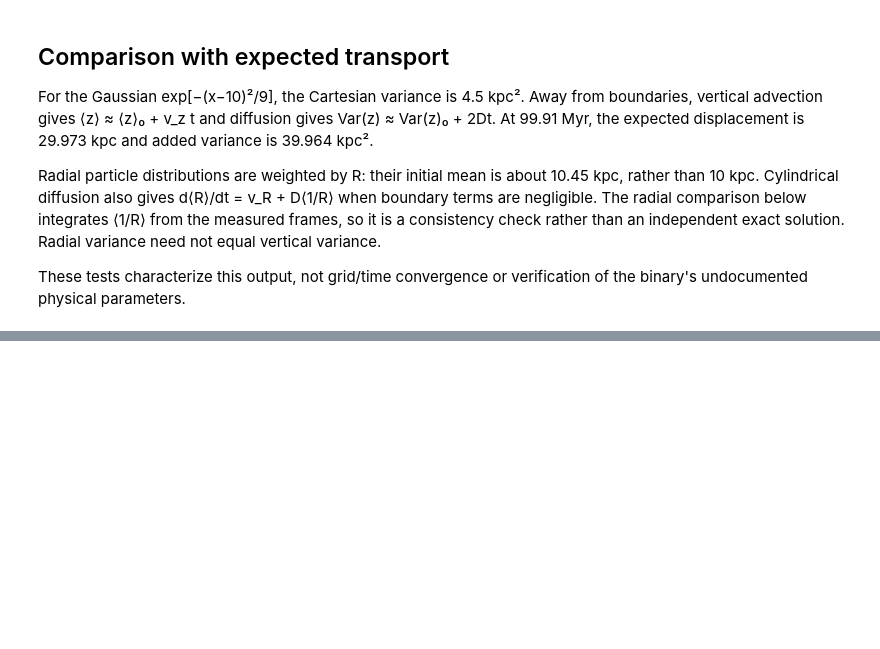
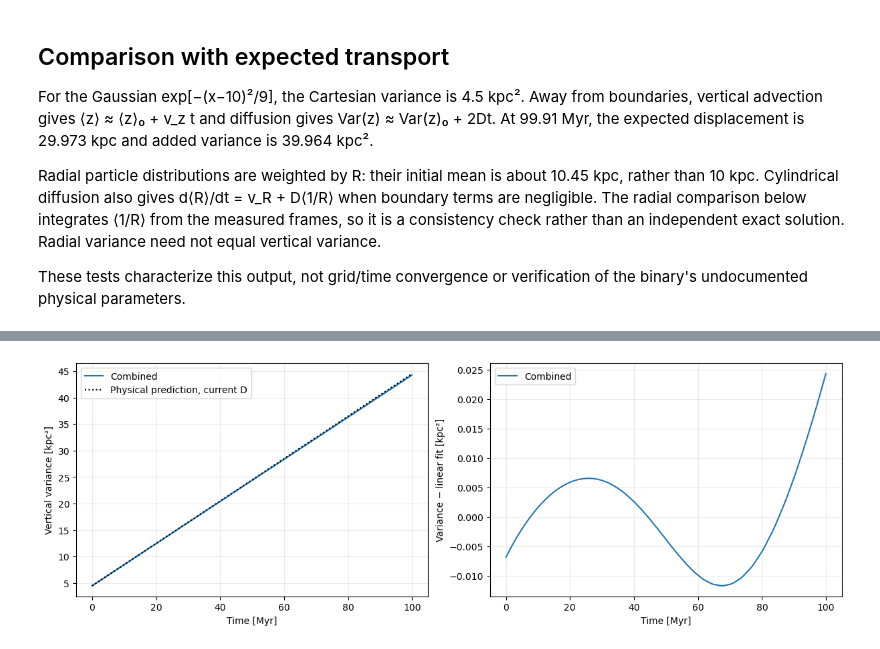
Before and after one commit to Chao-Ming-Li/CR_transport, a Jupyter notebook: Cpp/advection_grid/transport.ipynb, the cells around one changed output, grey strips where cells are left out. Saved outputs shown, nothing was run; the diff lists cells and outputs as text; code cells hidden in the pictures; blank space fills up the shorter version.

```diff
--- a/Cpp/advection_grid/transport.ipynb
+++ b/Cpp/advection_grid/transport.ipynb
@@ -223,0 +241,85 @@ Final vertical standard deviation: 6.6521 kpc
+# %%
+# Set these only for runs with the SAME initial Gaussian and storage/grid settings.
+ADVECTION_ONLY_FILE = None  # e.g. Path("your_advection_only.bin")
+DIFFUSION_ONLY_FILE = None  # e.g. Path("your_diffusion_only.bin")
+FIT_MIN_MYR = 0.0
+FIT_MAX_MYR = None          # None includes the final selected snapshot
+
+
+def measure_vertical_spreading(path):
+    path = Path(path)
+    count, remainder = divmod(path.stat().st_size, frame_bytes)
+    if remainder:
+        raise ValueError(f"{path.name}: incomplete snapshot or incompatible grid")
+    first = RUN_INDEX * frames_per_run
+    last = min(first + frames_per_run, count)
+    if MAX_SNAPSHOTS is not None:
+        last = min(last, first + MAX_SNAPSHOTS)
+    if last - first < 2:
+        raise ValueError(f"{path.name}: fewer than two snapshots in selected run")
+    mapped = np.memmap(path, dtype="=f8", mode="r", shape=(count, *frame_shape))
+    physical = mapped[first:last, NG:-NG, NG:-NG]
+    variance = np.empty(len(physical))
+    totals = np.empty(len(physical))
+    for k, frame in enumerate(physical):
+        if not np.all(np.isfinite(frame)) or np.any(frame < 0):
+            raise ValueError(f"{path.name}: frame {k} has nonfinite or negative density")
+        weight = frame * volume
+        totals[k] = weight.sum()
+        if totals[k] <= 0:
+            raise ValueError(f"{path.name}: nonpositive particle number")
+        center = np.sum(weight * z[None, :]) / totals[k]
+        variance[k] = np.sum(weight * (z[None, :] - center)**2) / totals[k]
+    times = (1 + SAVE_EVERY * np.arange(len(physical))) * DT / 1e6
+    return times, variance, totals
+
+
+# Reuse moments already computed for the combined output.
+if np.any(nonfinite) or np.any(minimum < 0):
+    raise ValueError("Combined output contains nonfinite or negative densities")
+runs = {"Combined": (time_myr, variance_z, number, D)}
+for label, path, physical_D in [
+    ("Advection only", ADVECTION_ONLY_FILE, 0.0),
+    ("Diffusion only", DIFFUSION_ONLY_FILE, D),
+]:
+    if path is None:
+        print(f"{label}: no matching file supplied; contribution is not isolated.")
+    else:
+        runs[label] = (*measure_vertical_spreading(path), physical_D)
+
+fig, axes = plt.subplots(1, 2, figsize=(12, 4), constrained_layout=True)
+fit_results = {}
+print("\nCoefficients in kpc²/yr; ratios use the configured physical D:")
+for label, (times, variance, totals, physical_D) in runs.items():
+    mask = times >= FIT_MIN_MYR
+    if FIT_MAX_MYR is not None:
+        mask &= times <= FIT_MAX_MYR
+    if np.count_nonzero(mask) < 2:
+        raise ValueError(f"{label}: fit window needs at least two snapshots")
+    years = times[mask] * 1e6
+    # Center time to improve the conditioning of the linear fit.
+    slope, intercept = np.polyfit(years - years.mean(), variance[mask], 1)
+    fitted = intercept + slope * (years - years.mean())
+    effective_D = 0.5 * slope
+    error_D = effective_D - physical_D
+    rms = np.sqrt(np.mean((variance[mask] - fitted)**2))
+    fit_results[label] = dict(effective_D=effective_D, error_D=error_D, rms=rms)
+    axes[0].plot(times, variance, label=label)
+    axes[0].plot(times[mask], fitted, "--", color=axes[0].lines[-1].get_color())
+    axes[1].plot(times[mask], variance[mask] - fitted, label=label)
+    ratio = error_D / D if D > 0 else np.nan
+    print(f"{label}: D_eff={effective_D:.8g}; D_eff−D_run={error_D:+.8g}; "
+          f"error / D={ratio:+.3%}; fit RMS={rms:.5g} kpc²")
+    print(f"  Fit window {times[mask][0]:.2f}–{times[mask][-1]:.2f} Myr; "
+          f"particle-number change {totals[-1]/totals[0]-1:+.3e}")
+    if abs(totals[-1]/totals[0]-1) > 1e-4:
+        print("  Particle loss/gain is appreciable: inspect boundaries before interpreting spreading.")
+axes[0].plot(time_myr, initial_var_z + 2 * D * time_myr * 1e6,
+             ":", color="black", label="Physical prediction, current D")
+axes[0].set(xlabel="Time [Myr]", ylabel="Vertical variance [kpc²]")
+axes[1].set(xlabel="Time [Myr]", ylabel="Variance − linear fit [kpc²]")
+for ax in axes:
+    ax.legend()
+    ax.grid(alpha=0.25)
+plt.show()
+# %% [output]
@@ -223,0 +332 @@ Final vertical standard deviation: 6.6521 kpc
+[figure, added]
```
Also changed, not shown: parts of 6 cells of this notebook, 5 other files.
